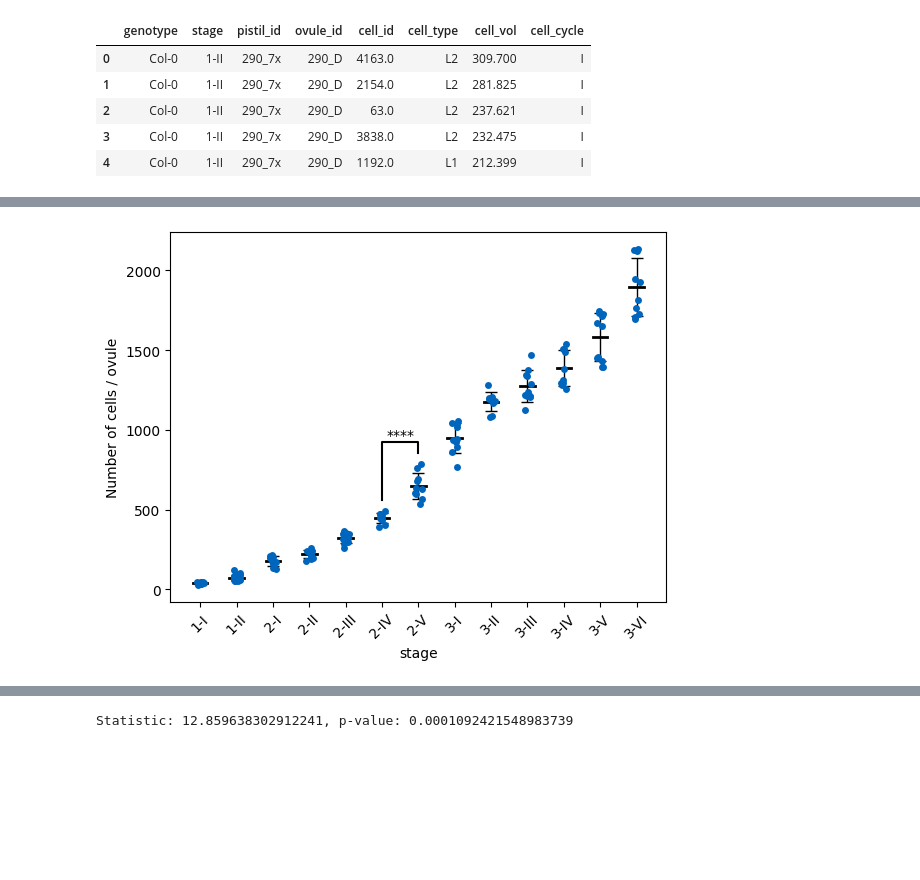
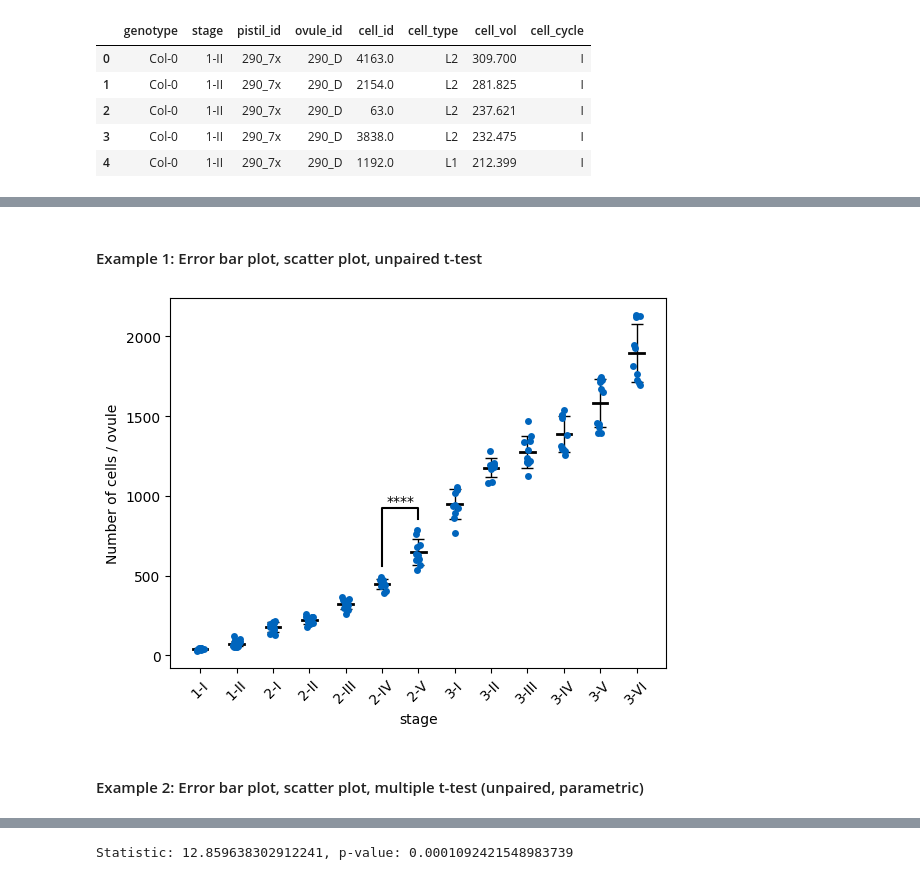
Before and after one commit to SNZLab/3D-ovule-analysis-pipeline, a Jupyter notebook: getting_started.ipynb, the cells around one changed output, grey strips where cells are left out. Drawn from its saved outputs; the diff is of its cells as text; code cells hidden in the pictures; blank space fills up the shorter version.

```diff
--- a/getting_started.ipynb
+++ b/getting_started.ipynb
@@ -54,43 +137,38 @@ count_by_stage.head()
+# %% [markdown]
+#### Example 1: Error bar plot, scatter plot, unpaired t-test
 # %%
 # Box plot of number of cells per ovule over stage
-
-# Choose colors for boxplot
-# PROPS = {
-#     'boxprops':{'facecolor':'None', 'edgecolor':'black'},
-#     'medianprops':{'color':'black'},
-#     'whiskerprops':{'color':'black'}
-# }
 
 # Get statistics (mean, standard deviation)
 stats = StatsForGraphs(count_by_stage, 'stage', 'n')
 means, stds = stats.compute_stats()
 
-# Box plots
-# sns.boxplot(data=count_cells_by_stage, x='stage', y='n', showfliers=False, **PROPS)
-# sns.barplot(data=count_cells_by_stage, x='stage', y='n', ci='sd', color='lightblue')
+# Error bar plot, indicating means and standard deviations
 plt.errorbar(count_by_stage['stage'].unique(), means, yerr=stds, linestyle='None', lw=1.0, fmt='None', capsize=4.0, color='black')
 
 for idx, stage in enumerate(count_by_stage['stage'].unique()):
     plt.plot([idx-0.2,idx+0.2], [means[idx],means[idx]], color='black', lw=2.0)
 
-# Scatter plots
+# Scatter plot, indicating individual data points
 sns.stripplot(data=count_by_stage, x='stage', y='n', color='#0065bd', alpha=1.0)
 
-# Statistical annotation for unpaired t-test
-ttest = Unpaired_ttest(count_by_stage, var='stage', category=['2-IV', '2-V'], value='n', col='black', h=70)
+# Perform unpaired t-test and add statistical annotation to plot
+ttest = Unpaired_ttest(count_by_stage, var='stage', categories=['2-IV', '2-V'], value='n')
 ast = ttest.perform_ttest()
-ttest.graph_annotate(ast)
+ttest.graph_annotate(ast, col='black', h=70) # Choose h value according to measurement scale
 
 # Change label of y-axis
 plt.ylabel('Number of cells / ovule')
 
 # Rotate x-axis labels
 plt.xticks(rotation=45)
 
 # Show plot
 plt.show()
 # %% [output]
-[figure, old version]
+[figure, new version]
+# %% [markdown]
+#### Example 2: Error bar plot, scatter plot, multiple t-test (unpaired, parametric)
 # %%
 # Get statistics (mean, standard deviation)
 stats = StatsForGraphs(count_by_stage, 'stage', 'n')
```
Also changed, not shown: parts of 40 cells of this notebook, 2 other files.
